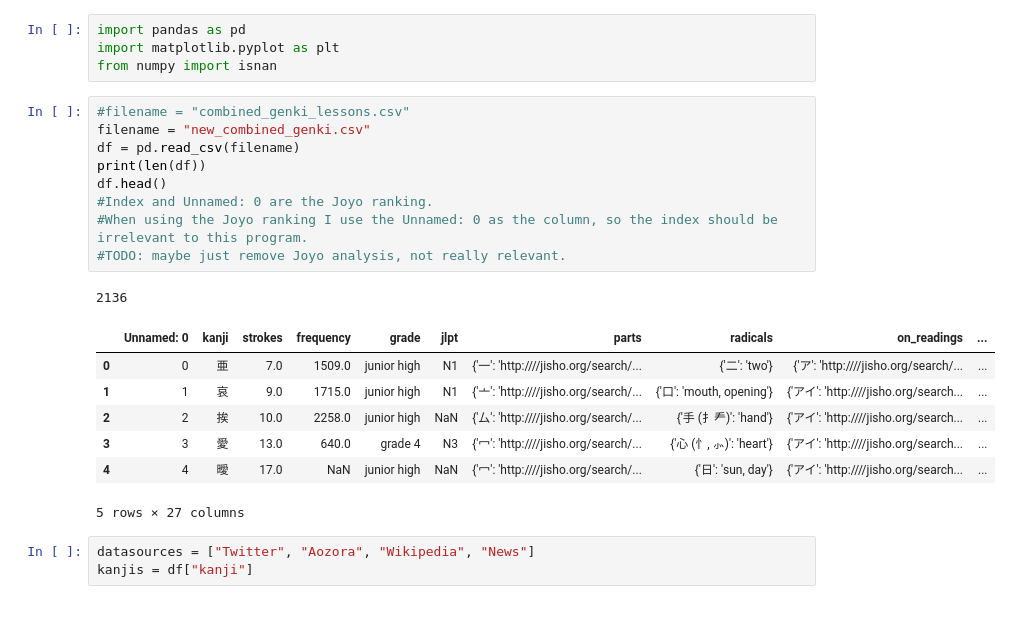
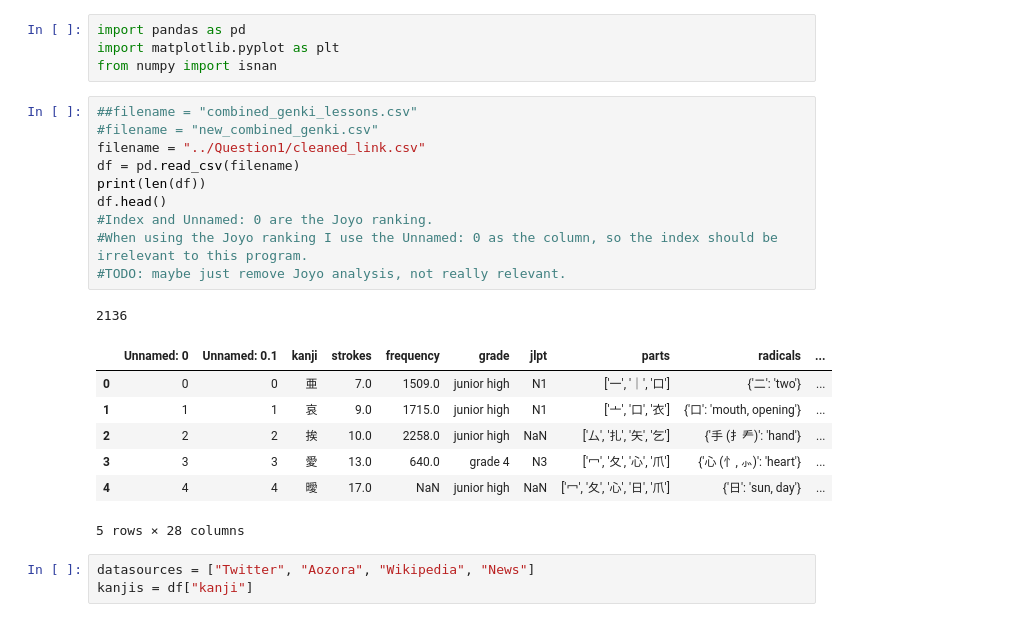
Before and after one commit to DustinSeltz/WebScrapingForKanjirer, a Jupyter notebook: Question4/FindLevelCorrelations.ipynb, the cells around one changed output. Cells and saved outputs as stored; diff of their text form.

```diff
--- a/Question4/FindLevelCorrelations.ipynb
+++ b/Question4/FindLevelCorrelations.ipynb
@@ -23,23 +23,24 @@ import pandas as pd
 import matplotlib.pyplot as plt
 from numpy import isnan
 # %%
-#filename = "combined_genki_lessons.csv"
-filename = "new_combined_genki.csv"
+##filename = "combined_genki_lessons.csv"
+#filename = "new_combined_genki.csv"
+filename = "../Question1/cleaned_link.csv"
 df = pd.read_csv(filename)
 print(len(df))
 df.head()
 #Index and Unnamed: 0 are the Joyo ranking.
 #When using the Joyo ranking I use the Unnamed: 0 as the column, so the index should be irrelevant to this program.
 #TODO: maybe just remove Joyo analysis, not really relevant.
 # %% [output]
 2136
-|  | Unnamed: 0 | kanji | strokes | frequency | grade | jlpt | parts | radicals | on_readings | ... |
-| 0 | 0 | 亜 | 7.0 | 1509.0 | junior high | N1 | {'一': 'http:////jisho.org/search/... | {'二': 'two'} | {'ア': 'http:////jisho.org/search/... | ... |
-| 1 | 1 | 哀 | 9.0 | 1715.0 | junior high | N1 | {'亠': 'http:////jisho.org/search/... | {'口': 'mouth, opening'} | {'アイ': 'http:////jisho.org/search... | ... |
-| 2 | 2 | 挨 | 10.0 | 2258.0 | junior high | NaN | {'厶': 'http:////jisho.org/search/... | {'手 (扌龵)': 'hand'} | {'アイ': 'http:////jisho.org/search... | ... |
-| 3 | 3 | 愛 | 13.0 | 640.0 | grade 4 | N3 | {'冖': 'http:////jisho.org/search/... | {'心 (忄, ⺗)': 'heart'} | {'アイ': 'http:////jisho.org/search... | ... |
-| 4 | 4 | 曖 | 17.0 | NaN | junior high | NaN | {'冖': 'http:////jisho.org/search/... | {'日': 'sun, day'} | {'アイ': 'http:////jisho.org/search... | ... |
+|  | Unnamed: 0 | Unnamed: 0.1 | kanji | strokes | frequency | grade | jlpt | parts | radicals | ... |
+| 0 | 0 | 0 | 亜 | 7.0 | 1509.0 | junior high | N1 | ['一', '｜', '口'] | {'二': 'two'} | ... |
+| 1 | 1 | 1 | 哀 | 9.0 | 1715.0 | junior high | N1 | ['亠', '口', '衣'] | {'口': 'mouth, opening'} | ... |
+| 2 | 2 | 2 | 挨 | 10.0 | 2258.0 | junior high | NaN | ['厶', '扎', '矢', '乞'] | {'手 (扌龵)': 'hand'} | ... |
+| 3 | 3 | 3 | 愛 | 13.0 | 640.0 | grade 4 | N3 | ['冖', '夂', '心', '爪'] | {'心 (忄, ⺗)': 'heart'} | ... |
+| 4 | 4 | 4 | 曖 | 17.0 | NaN | junior high | NaN | ['冖', '夂', '心', '日', '爪'] | {'日': 'sun, day'} | ... |
-5 rows × 27 columns
+5 rows × 28 columns
 # %%
 datasources = ["Twitter", "Aozora", "Wikipedia", "News"]
 kanjis = df["kanji"]
```
